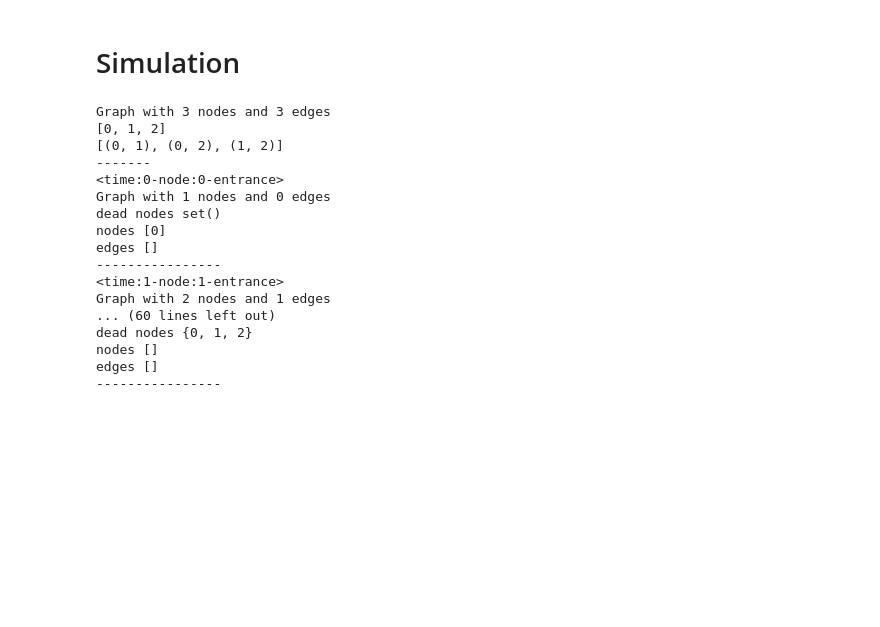
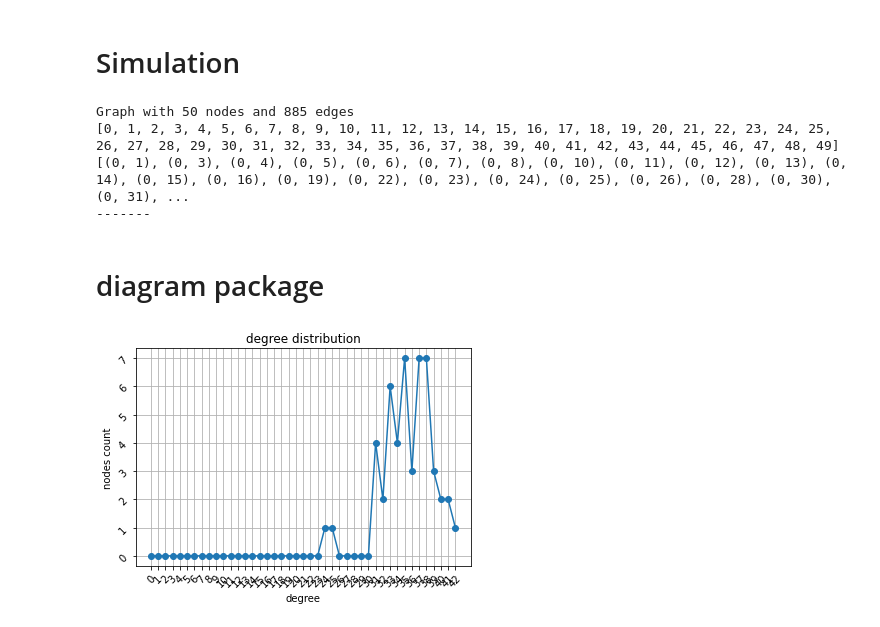
Before and after one commit to MJSahebnasi/Thesis-temporal-network-platform, a Jupyter notebook: thesis_main.ipynb, the cells around one changed output. Saved outputs shown, nothing was run; the diff lists cells and outputs as text; code cells hidden in the pictures; blank space fills up the shorter version.

Commit message:
diagram package added + plot_degree_distribution()

```diff
--- a/thesis_main.ipynb
+++ b/thesis_main.ipynb
@@ -291,7 +291,7 @@ class Simulation:
 # %%
 # has good things in it
 # like death after attack
-g = nx.erdos_renyi_graph(n=3,p=0.7)
+g = nx.erdos_renyi_graph(n=50,p=0.7)
 ent = [0, 1, 2]
 dth = [10, 50, 55]
 atk = [8, -1, -1]
@@ -303,22 +303,37 @@ print(g.nodes())
 print(g.edges())
 print('-------')
 
-s = Simulation().create(g).with_entrance_process(ent).with_node_lifespans(dth).with_attack_process(atk).with_node_onoff_process(on, off).run()
+s = Simulation().create(g).with_entrance_process(ent).with_node_lifespans(dth).with_attack_process(atk).with_node_onoff_process(on, off)
+# res = s.run()
 # %% [output]
-Graph with 3 nodes and 3 edges
-[0, 1, 2]
-[(0, 1), (0, 2), (1, 2)]
+Graph with 50 nodes and 885 edges
+[0, 1, 2, 3, 4, 5, 6, 7, 8, 9, 10, 11, 12, 13, 14, 15, 16, 17, 18, 19, 20, 21, 22, 23, 24, 25, 26, 27, 28, 29, 30, 31, 32, 33, 34, 35, 36, 37, 38, 39, 40, 41, 42, 43, 44, 45, 46, 47, 48, 49]
+[(0, 1), (0, 3), (0, 4), (0, 5), (0, 6), (0, 7), (0, 8), (0, 10), (0, 11), (0, 12), (0, 13), (0, 14), (0, 15), (0, 16), (0, 19), (0, 22), (0, 23), (0, 24), (0, 25), (0, 26), (0, 28), (0, 30), (0, 31), ...
 -------
-<time:0-node:0-entrance>
-Graph with 1 nodes and 0 edges
-dead nodes set()
-nodes [0]
-edges []
-----------------
-<time:1-node:1-entrance>
-Graph with 2 nodes and 1 edges
-... (60 lines left out)
-dead nodes {0, 1, 2}
-nodes []
-edges []
-----------------
+# %% [markdown]
+# diagram package
+# %%
+import matplotlib.pyplot as plt
+import numpy as np
+
+def plot_degree_distribution(G):
+  degree_distrib = nx.degree_histogram(G)
+  x = range(len(degree_distrib))
+
+  plt.figure()
+
+  plt.plot(x, degree_distrib, marker='o')
+  title = 'degree distribution'
+  plt.title(title)
+  plt.grid()
+  plt.xticks(x)
+  plt.yticks(np.arange(np.min(degree_distrib), np.max(degree_distrib) + 1, 1))
+  plt.xlabel('degree')
+  plt.ylabel('nodes count')
+  plt.tick_params(labelrotation=45)
+
+  plt.show()
+# %%
+plot_degree_distribution(g)
+# %% [output]
+[figure, added]
```
